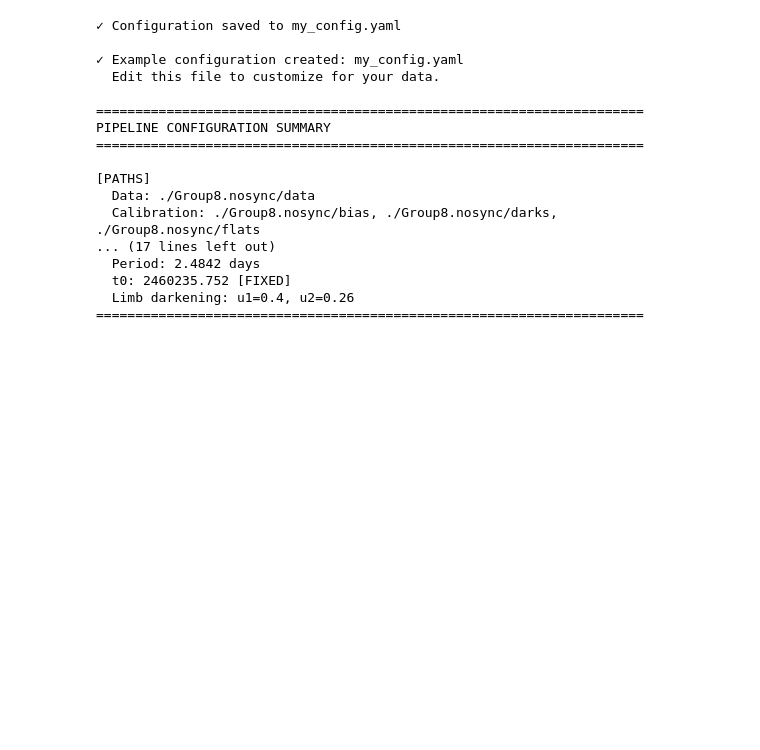
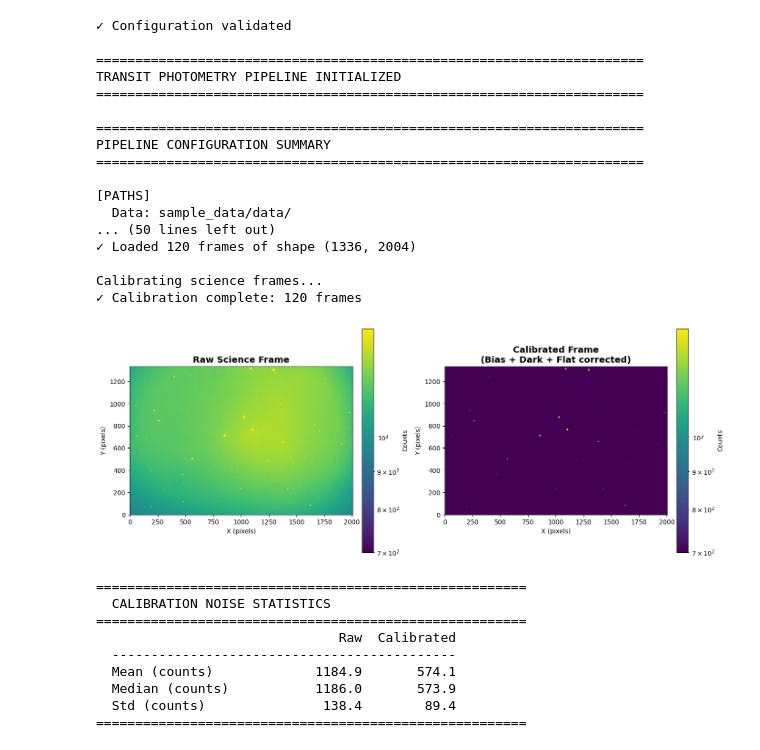
Before and after one commit to CuriousAvenger/pyTransit, a Jupyter notebook: examples/tutorial.ipynb, the cells around one changed output. Cells and saved outputs as stored; diff of their text form; code cells hidden in the pictures; blank space fills up the shorter version.

Commit message:
example implmentation fixed

```diff
--- a/examples/tutorial.ipynb
+++ b/examples/tutorial.ipynb
@@ -17,29 +127,68 @@ First time? Create an example config file:
 # %%
-# Create example configuration (only needed once)
-create_example_config('my_config.yaml')
+# Stage 1: CCD Calibration
+pipeline = TransitPipeline(config)
+pipeline.run_calibration()
 
-# Edit my_config.yaml to match your data!
-# Then load it:
-config = PipelineConfig.from_yaml('config_example.yaml')
+# --- Before / after comparison ---
+fig, axes = plt.subplots(1, 2, figsize=(14, 6))
+vmin, vmax = 700, 1400
 
-# View configuration summary
-config.summary()
+im0 = axes[0].imshow(pipeline.science_data[0], cmap='viridis', origin='lower',
+                     norm=LogNorm(vmin=vmin, vmax=vmax))
+axes[0].set_title('Raw Science Frame', fontsize=14, weight='bold')
+axes[0].set_xlabel('X (pixels)'); axes[0].set_ylabel('Y (pixels)')
+plt.colorbar(im0, ax=axes[0], fraction=0.046, pad=0.04, label='Counts')
+
+im1 = axes[1].imshow(pipeline.calibrated_images[0], cmap='viridis', origin='lower',
+                     norm=LogNorm(vmin=vmin, vmax=vmax))
+axes[1].set_title('Calibrated Frame\n(Bias + Dark + Flat corrected)', fontsize=14, weight='bold')
+axes[1].set_xlabel('X (pixels)'); axes[1].set_ylabel('Y (pixels)')
+plt.colorbar(im1, ax=axes[1], fraction=0.046, pad=0.04, label='Counts')
+
+plt.tight_layout()
+plt.savefig("outputs/calibration.png", dpi=150, bbox_inches="tight")
+plt.show()
+
+# --- Noise statistics ---
+raw = pipeline.science_data[0].astype(float)
+cal = pipeline.calibrated_images[0].astype(float)
+
+print("\n" + "="*55)
+print("  CALIBRATION NOISE STATISTICS")
+print("="*55)
+print(f"  {'':20s}  {'Raw':>10s}  {'Calibrated':>10s}")
+print(f"  {'-'*44}")
+for label, arr in [("Mean (counts)", [raw.mean(), cal.mean()]),
+                    ("Median (counts)", [np.median(raw), np.median(cal)]),
+                    ("Std (counts)", [raw.std(), cal.std()])]:
+    print(f"  {label:20s}  {arr[0]:>10.1f}  {arr[1]:>10.1f}")
+print("="*55)
 # %% [output]
-✓ Configuration saved to my_config.yaml
+✓ Configuration validated
 
-✓ Example configuration created: my_config.yaml
-  Edit this file to customize for your data.
+======================================================================
+TRANSIT PHOTOMETRY PIPELINE INITIALIZED
+======================================================================
 
 ======================================================================
 PIPELINE CONFIGURATION SUMMARY
 ======================================================================
 
 [PATHS]
-  Data: ./Group8.nosync/data
-  Calibration: ./Group8.nosync/bias, ./Group8.nosync/darks, ./Group8.nosync/flats
-... (17 lines left out)
-  Period: 2.4842 days
-  t0: 2460235.752 [FIXED]
-  Limb darkening: u1=0.4, u2=0.26
-======================================================================
+  Data: sample_data/data/
+... (50 lines left out)
+✓ Loaded 120 frames of shape (1336, 2004)
+
+Calibrating science frames...
+✓ Calibration complete: 120 frames
+[figure, added]
+=======================================================
+  CALIBRATION NOISE STATISTICS
+=======================================================
+                               Raw  Calibrated
+  --------------------------------------------
+  Mean (counts)             1184.9       574.1
+  Median (counts)           1186.0       573.9
+  Std (counts)               138.4        89.4
+=======================================================
 # %% [markdown]
```
Also changed, not shown: parts of 32 cells of this notebook, 27 other files.
